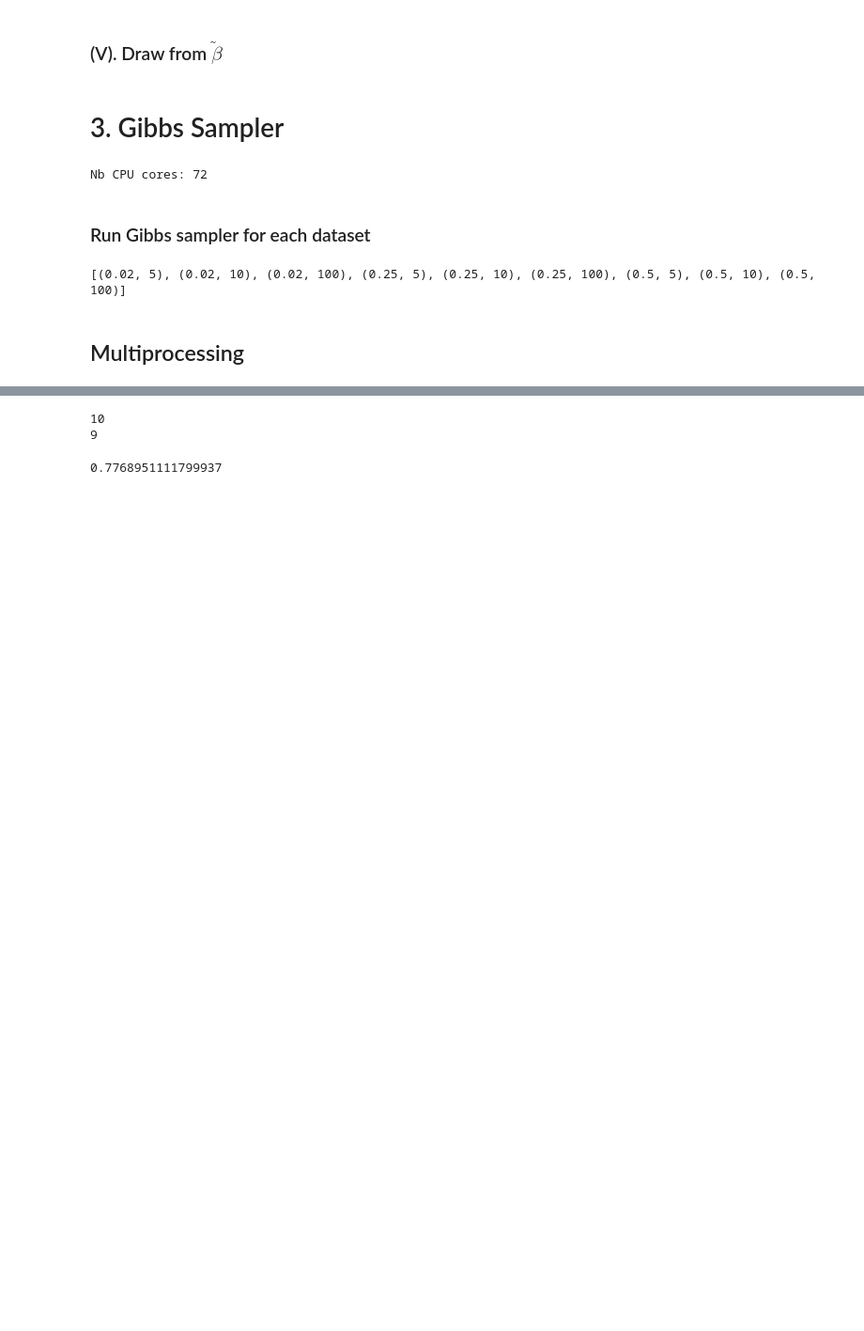
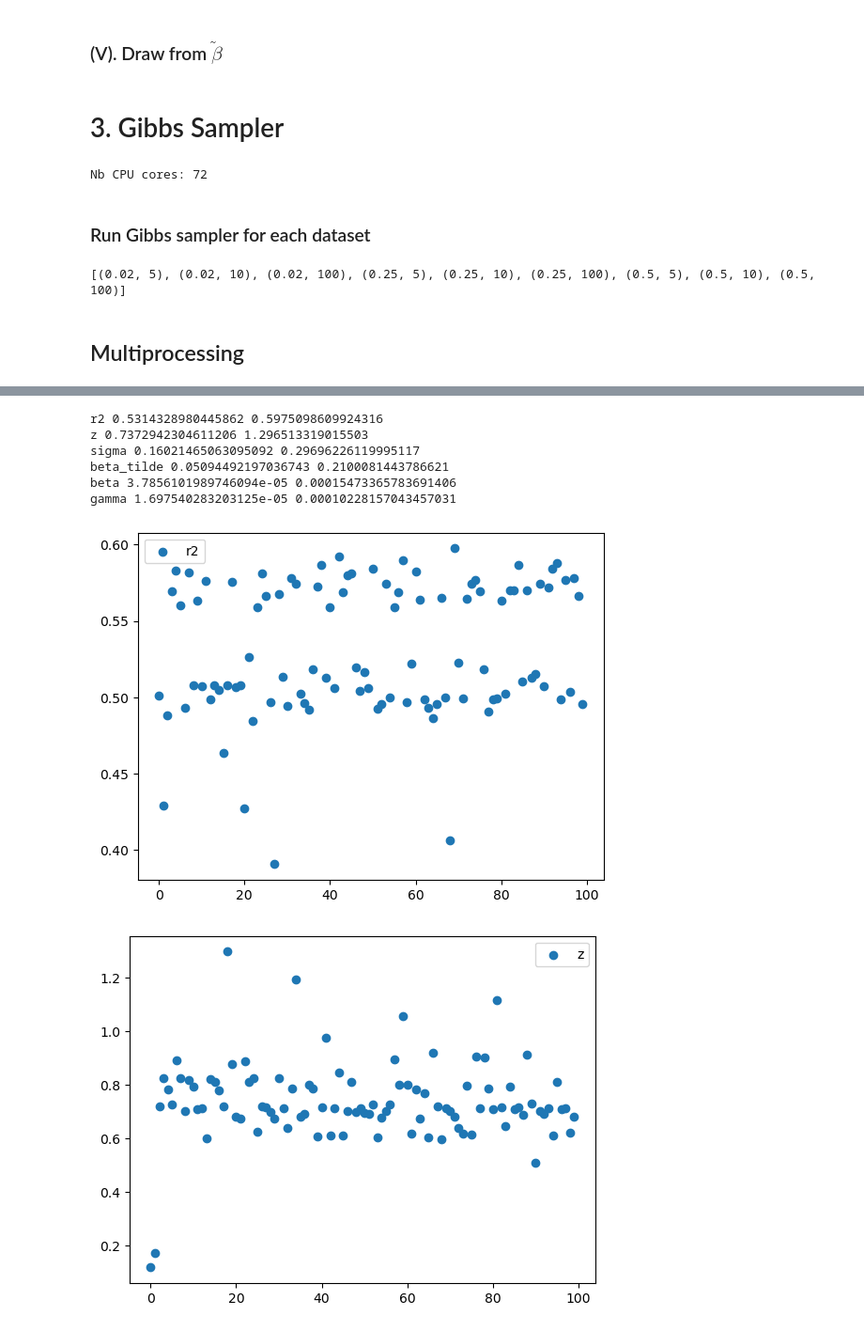
Before and after one commit to Tristan-Amadei/StatsBayesiennes, a Jupyter notebook: Assignement2.ipynb, the cells around one changed output, grey strips where cells are left out. Shown at 94% size. Drawn from its saved outputs; the diff is of its cells as text; code cells hidden in the pictures; blank space fills up the shorter version.

```diff
--- a/Assignement2.ipynb
+++ b/Assignement2.ipynb
@@ -120,28 +120,29 @@ def draw_tildes(Y, X, beta, gamma2, z):
 ### (I). Draw from $R²$
 # %%
 @njit(nogil=True, parallel=True)
-def draw_r2(X, z, beta, sigma_squared, v_x_bar):
+def draw_r2(X, z, beta, sigma_squared, v_x_bar, q_grid):
     s_z = np.sum(z)
-    q_grid = np.concatenate((np.arange(0.001, 0.1, 0.001), np.arange(0.1, 0.9, 0.01), np.arange(0.9, 1, 0.001)))
     r2_grid = q_grid
     posterior = np.zeros((len(q_grid), len(r2_grid)))
 
     #beta_term = (beta.T @ np.diag(z) @ beta)
     beta_term = np.dot(np.dot(beta.T.astype(np.float64), np.diag(z).astype(np.float64)), beta.astype(np.float64))
+    sum_posterior = 0
 
     for i in prange(len(q_grid)):
         q_loop = q_grid[i]
         q_term = q_loop ** (s_z + s_z/2 + a - 1) * (1-q_loop) ** (k - s_z + b - 1)
 
-        for j in prange(len(r2_grid)):
+        for j in range(len(r2_grid)):
             r2_loop = r2_grid[j]
 
             exp_term = np.exp((-1/(2*sigma_squared)) * ((k * v_x_bar * q_loop * (1 - r2_loop)) / r2_loop) * beta_term)
             r2_term = r2_loop ** (A - 1 - s_z/2) * (1-r2_loop) ** (s_z/2 + B - 1)
             posterior[i, j] = exp_term * q_term * r2_term
+            sum_posterior += posterior[i, j]
 
     # normalize the posterior
-    posterior = posterior.flatten() / np.sum(posterior)
+    posterior = posterior.flatten() / sum_posterior
     x = np.argmax(np.random.multinomial(1, posterior))
     i, j = x // len(q_grid), x % len(r2_grid)
     sampled_q = q_grid[i]
@@ -372,6 +431,6 @@ if __name__ == '__main__':
 # %%
 Ry, s = 0.02, 5
 # %%
-params, f_beta, times = gibbs_sampler(Ry, s, n_iter=1000, burn_in=100, k=k, T=T, a=a, b=b, A=A, B=B, display_=True)
+params, f_beta, times = gibbs_sampler(Ry, s, n_iter=100, burn_in=0, k=k, T=T, a=a, b=b, A=A, B=B, display_=True)
 # %% [output]
 0.02 5
@@ -414,12 +436,0 @@ print(np.count_nonzero(z), np.argmax(z))
-# %%
-i = 19
-z1 = z.copy()
-z1[i] = 1
-print(np.count_nonzero(z1))
-
-z0 = z.copy()
-z0[i] = 0
-print(np.count_nonzero(z0))
-# %% [output]
-10
-9
@@ -432,4 +437,19 @@ variance1 = (1/2) * (Y_tilde1.T @ Y_tilde1 - beta_tilde_hat1.T @ W_tilde1 @ beta
-# %%
-(variance0/variance1)**(-100)
-# %% [output]
-0.7768951111799937
+# %%
+for key in times.keys():
+    print(key, np.mean(times[key]), np.max(times[key]))
+# %% [output]
+r2 0.5314328980445862 0.5975098609924316
+z 0.7372942304611206 1.296513319015503
+sigma 0.16021465063095092 0.29696226119995117
+beta_tilde 0.05094492197036743 0.2100081443786621
+beta 3.7856101989746094e-05 0.00015473365783691406
+gamma 1.697540283203125e-05 0.00010228157043457031
+# %%
+for key in times.keys():
+    plt.scatter(range(len(times[key])), times[key], label=key)
+    plt.legend()
+    plt.show()
+    print()
+# %% [output]
+[figure, added]
+[figure, added]
```
Also changed, not shown: parts of 23 cells of this notebook.
